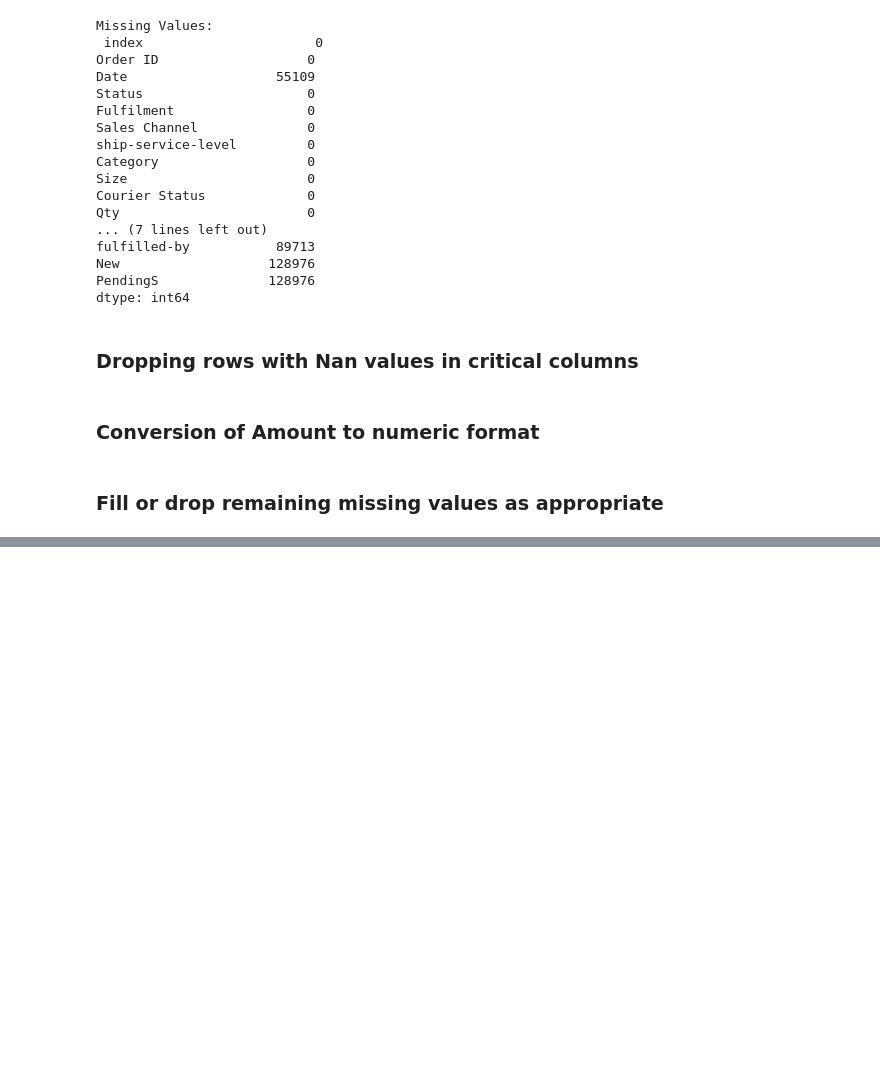
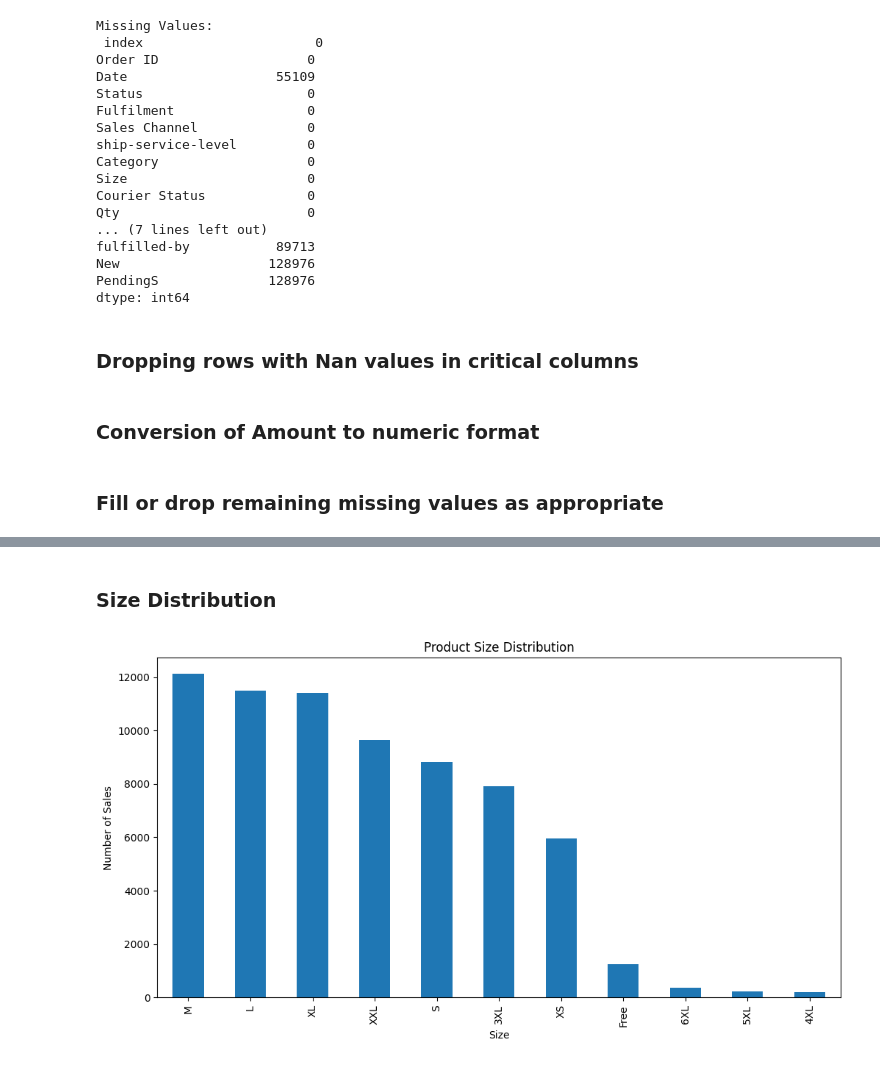
Before and after one commit to rishivasista/Innobytes, a Jupyter notebook: analyse.ipynb, the cells around one changed output, grey strips where cells are left out. Saved outputs shown, nothing was run; the diff lists cells and outputs as text; code cells hidden in the pictures; blank space fills up the shorter version.

```diff
--- a/analyse.ipynb
+++ b/analyse.ipynb
@@ -49,0 +82,13 @@ df.fillna({'fulfilled-by': 'Unknown', 'ship-city': 'Unknown', 'ship-state': 'Unk
+# %% [markdown]
+### Size Distribution
+# %%
+size_distribution = df['Size'].value_counts()
+
+plt.figure(figsize=(12, 6))
+size_distribution.plot(kind='bar')
+plt.title('Product Size Distribution')
+plt.xlabel('Size')
+plt.ylabel('Number of Sales')
+plt.show()
+# %% [output]
+[figure, added]
```
Also changed, not shown: parts of 14 cells of this notebook.
